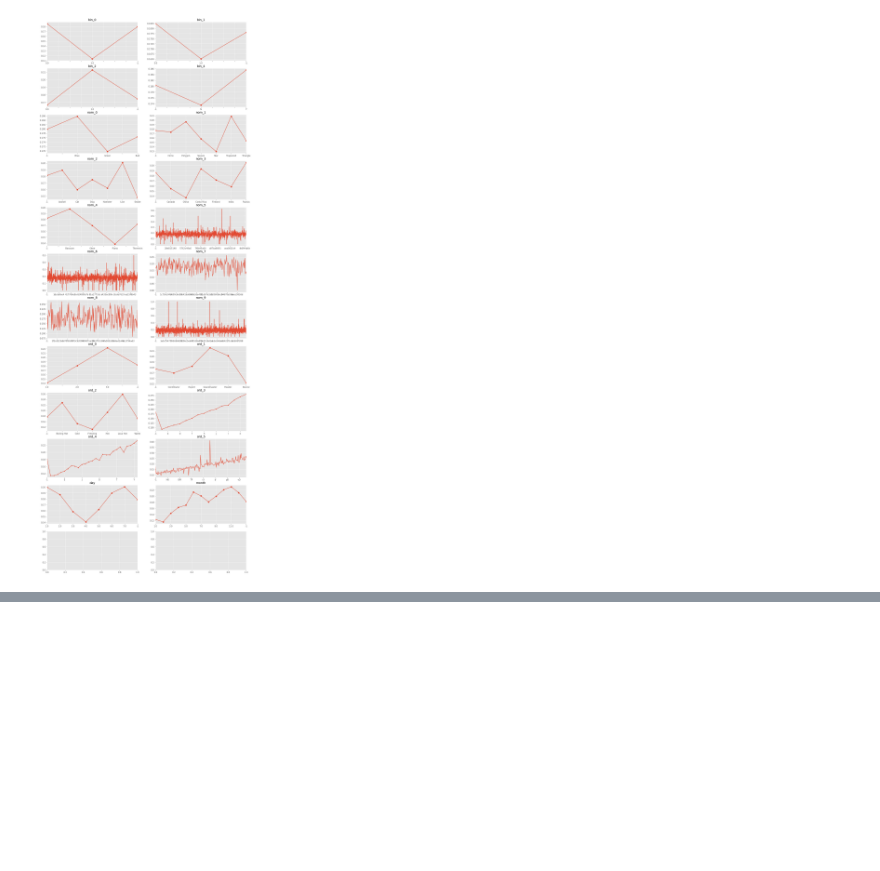
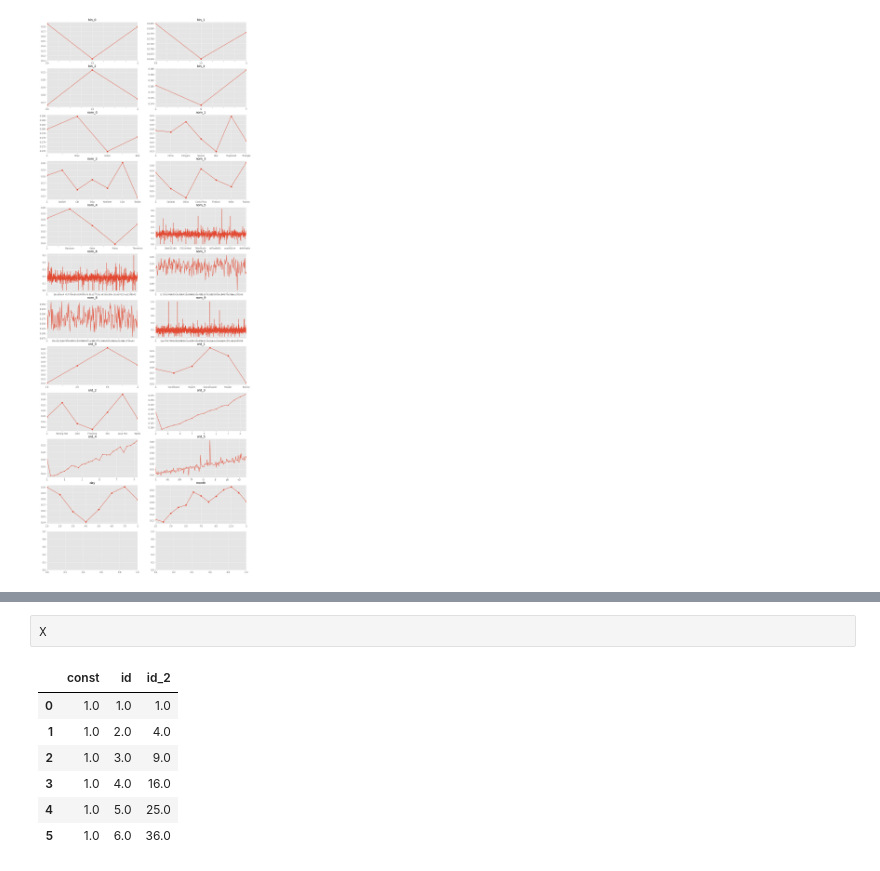
Before and after one commit to viktorsapozhok/cafeen, a Jupyter notebook: notebooks/1_eda.ipynb, the cells around one changed output, grey strips where cells are left out. Drawn from its saved outputs; the diff is of its cells as text; blank space fills up the shorter version.

```diff
--- a/notebooks/1_eda.ipynb
+++ b/notebooks/1_eda.ipynb
@@ -233,0 +244,10 @@ train.groupby('ord_5')['target'].agg(['mean', 'count']).iloc[100:150]
+# %%
+X
+# %% [output]
+|  | const | id | id_2 |
+| 0 | 1.0 | 1.0 | 1.0 |
+| 1 | 1.0 | 2.0 | 4.0 |
+| 2 | 1.0 | 3.0 | 9.0 |
+| 3 | 1.0 | 4.0 | 16.0 |
+| 4 | 1.0 | 5.0 | 25.0 |
+| 5 | 1.0 | 6.0 | 36.0 |
```
Also changed, not shown: parts of 5 cells of this notebook, 2 other files.
